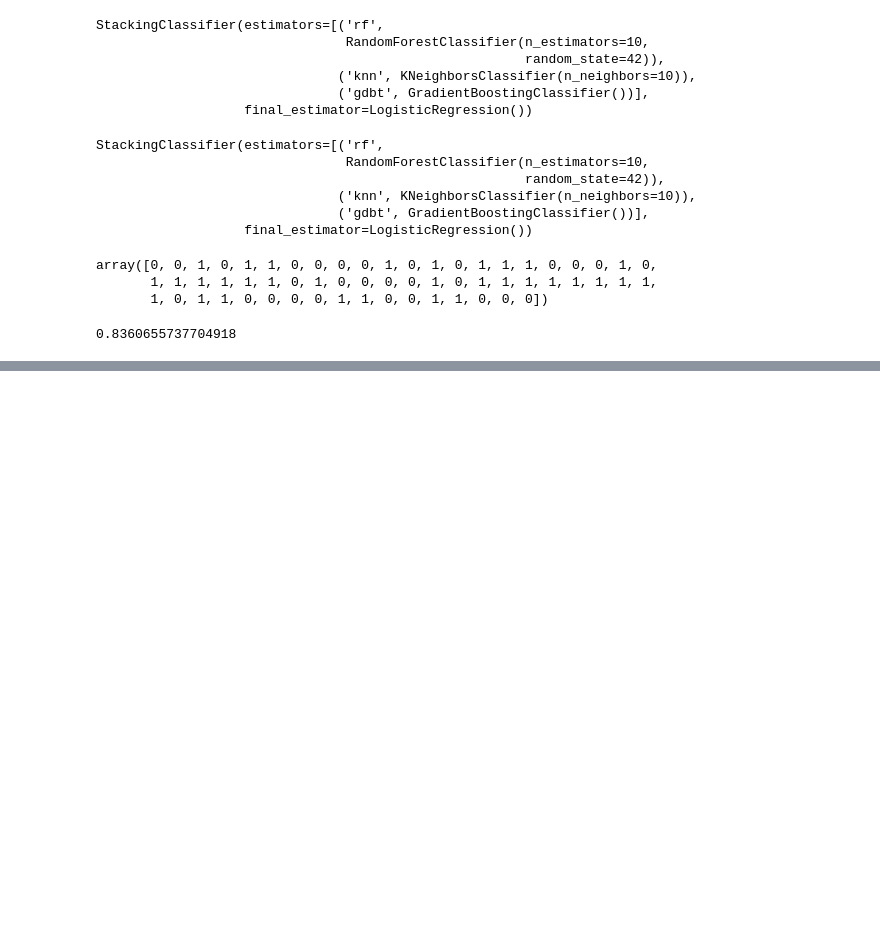
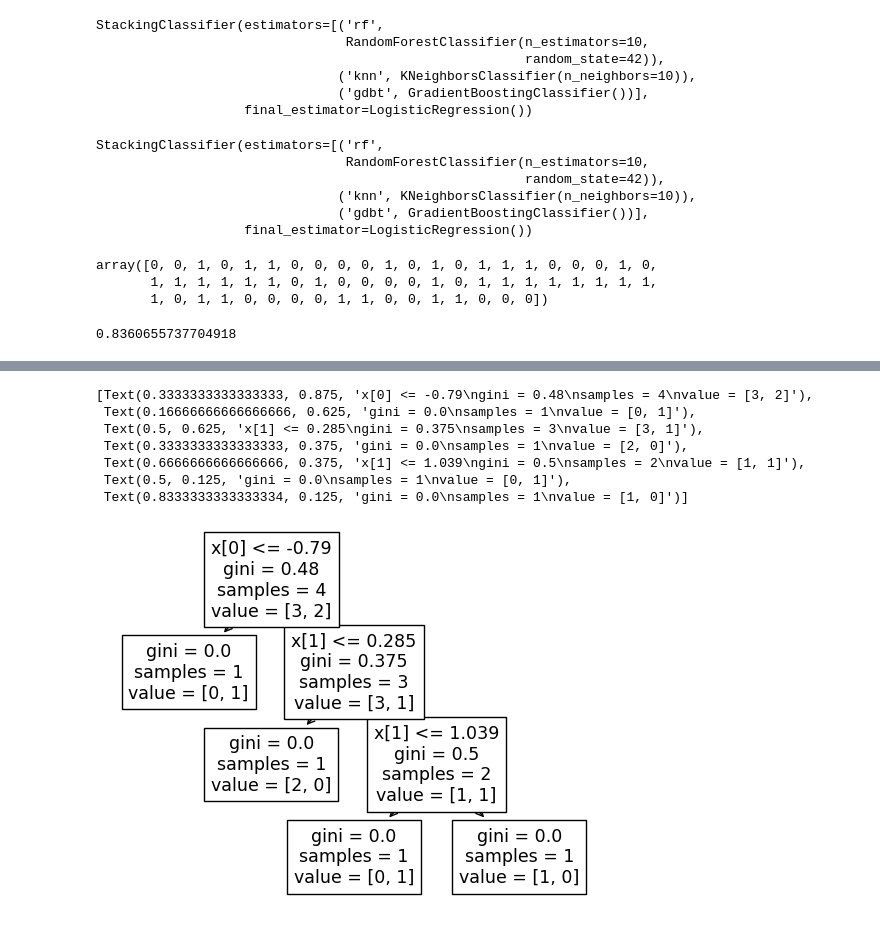
Before and after one commit to DeepjyotiBhattacharjee/Ensemble-Technique, a Jupyter notebook: Stacking.ipynb, the cells around one changed output, grey strips where cells are left out. Drawn from its saved outputs; the diff is of its cells as text; code cells hidden in the pictures; blank space fills up the shorter version.

```diff
--- a/Stacking.ipynb
+++ b/Stacking.ipynb
@@ -119,0 +294,11 @@ accuracy_score(y_test,y_pred)
+# %%
+plot_tree(rfc.estimators_[1])
+# %% [output]
+[Text(0.3333333333333333, 0.875, 'x[0] <= -0.79\ngini = 0.48\nsamples = 4\nvalue = [3, 2]'),
+ Text(0.16666666666666666, 0.625, 'gini = 0.0\nsamples = 1\nvalue = [0, 1]'),
+ Text(0.5, 0.625, 'x[1] <= 0.285\ngini = 0.375\nsamples = 3\nvalue = [3, 1]'),
+ Text(0.3333333333333333, 0.375, 'gini = 0.0\nsamples = 1\nvalue = [2, 0]'),
+ Text(0.6666666666666666, 0.375, 'x[1] <= 1.039\ngini = 0.5\nsamples = 2\nvalue = [1, 1]'),
+ Text(0.5, 0.125, 'gini = 0.0\nsamples = 1\nvalue = [0, 1]'),
+ Text(0.8333333333333334, 0.125, 'gini = 0.0\nsamples = 1\nvalue = [1, 0]')]
+[figure, added]
```
Also changed, not shown: parts of 26 cells of this notebook.
